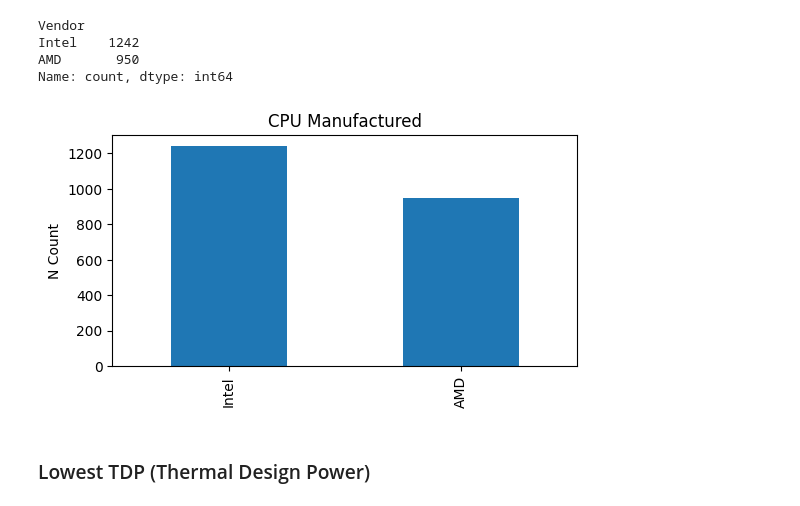
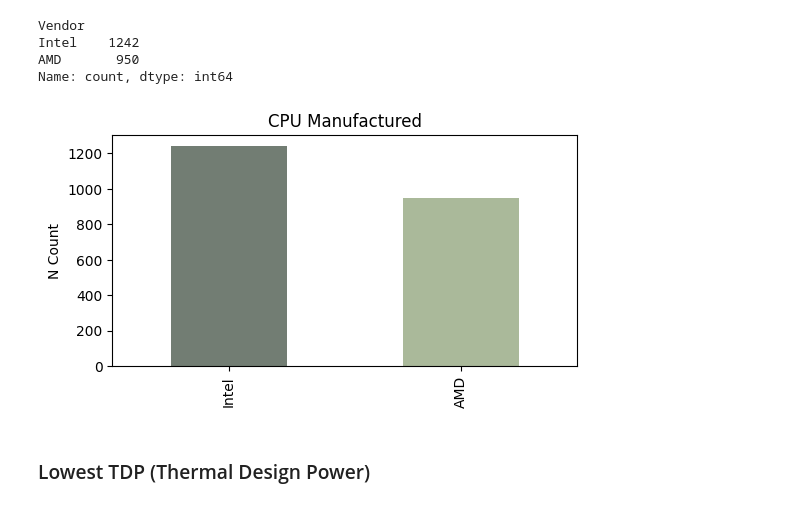
Before and after one commit to cjaguialar/MATHEDA-PROJECTS, a Jupyter notebook: W7/exercise/WK7-Data-visualization.ipynb, the cells around one changed output. Saved outputs shown, nothing was run; the diff lists cells and outputs as text; code cells hidden in the pictures.

```diff
--- a/W7/exercise/WK7-Data-visualization.ipynb
+++ b/W7/exercise/WK7-Data-visualization.ipynb
@@ -104,13 +104,16 @@ Intel    1242
 AMD       950
 Name: count, dtype: int64
 # %%
-chart = cpu_count.plot(kind='bar',figsize=(6,3))
+chart = cpu_count.plot(kind='bar',
+                        color = ['#727D73','#AAB99A'] ,
+                        figsize=(6,3),)
+
 plt.title('CPU Manufactured')
 plt.ylabel('N Count')
 plt.xlabel('')
 plt.show()
 # %% [output]
-[figure, old version]
+[figure, new version]
 # %% [markdown]
 ### Lowest TDP (Thermal Design Power)
 # %%
```
Also changed, not shown: parts of 4 cells of this notebook.
